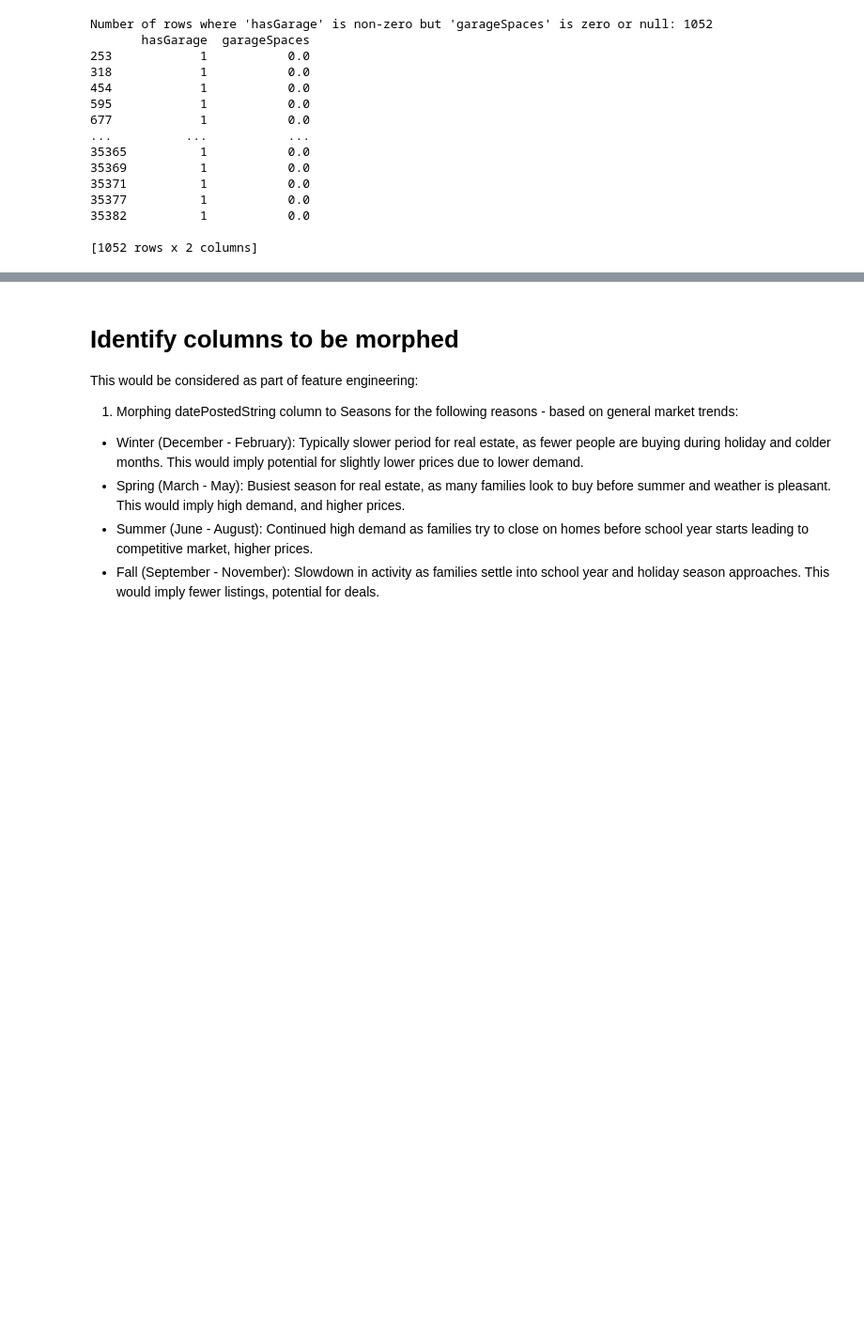
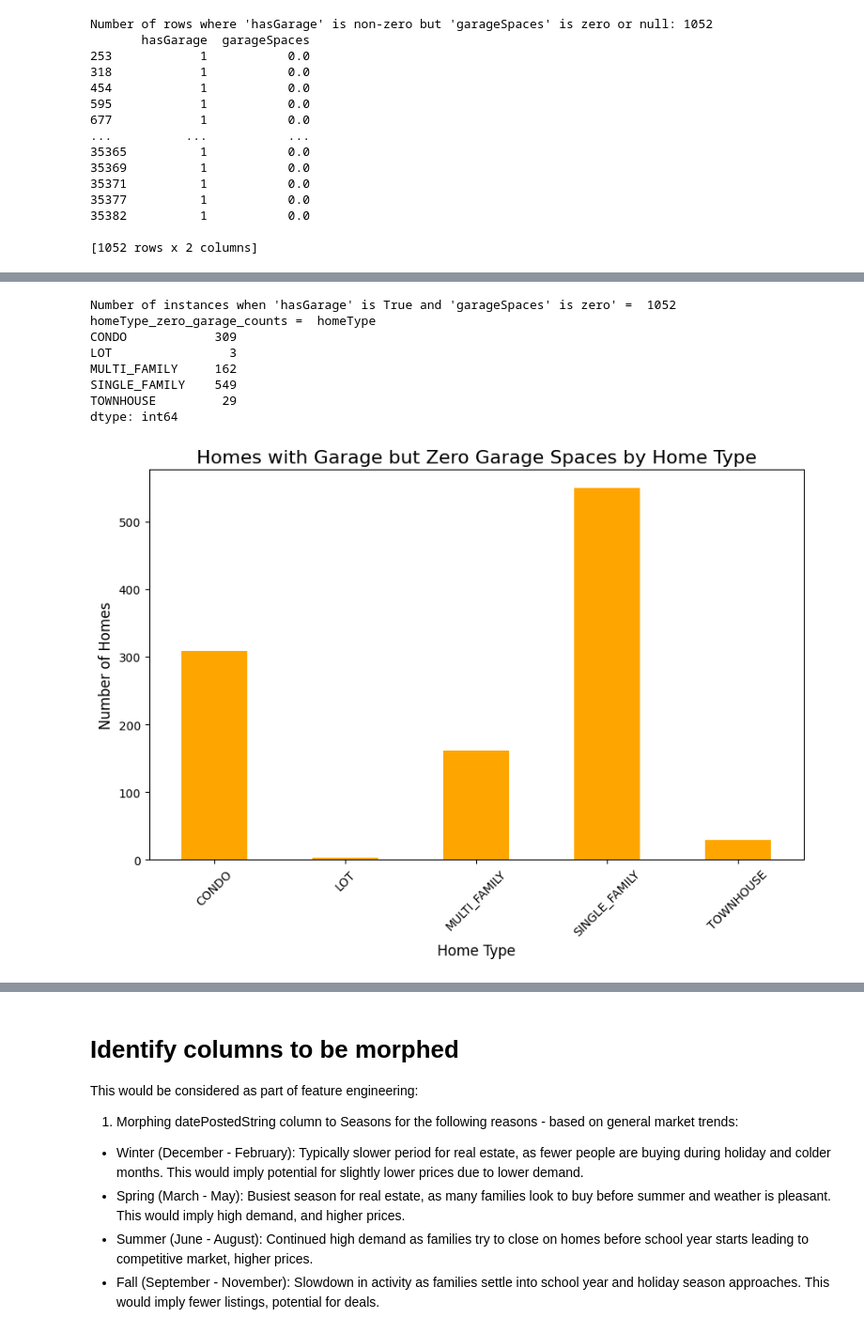
Before and after one commit to soumyaRohan/SDS-CP006-california-housing-prediction, a Jupyter notebook: ph1-data-cleaning-eda/Imtiaz_data_analysis.ipynb, the cells around one changed output, grey strips where cells are left out. Shown at 94% size. Drawn from its saved outputs; the diff is of its cells as text; code cells hidden in the pictures; blank space fills up the shorter version.

```diff
--- a/ph1-data-cleaning-eda/Imtiaz_data_analysis.ipynb
+++ b/ph1-data-cleaning-eda/Imtiaz_data_analysis.ipynb
@@ -349,0 +503,31 @@ Number of rows where 'hasGarage' is non-zero but 'garageSpaces' is zero or null:
+# %%
+# Step 1: Filter where 'hasGarage' is True and 'garageSpaces' is zero
+filtered_data_zero_garage = data[(data['hasGarage'] == True) & (data['garageSpaces'] == 0)]
+print("Number of instances when 'hasGarage' is True and 'garageSpaces' is zero' = ", filtered_data_zero_garage.shape[0])
+
+# Step 2: Group by 'homeType' and count the occurrences
+homeType_zero_garage_counts = filtered_data_zero_garage.groupby('homeType').size()
+print("homeType_zero_garage_counts = ", homeType_zero_garage_counts)
+
+# Step 3: Create a bar chart to visualize the counts
+plt.figure(figsize=(10, 6))
+homeType_zero_garage_counts.plot(kind='bar', color='orange')
+
+# Add chart labels and title
+plt.title('Homes with Garage but Zero Garage Spaces by Home Type', fontsize=16)
+plt.xlabel('Home Type', fontsize=12)
+plt.ylabel('Number of Homes', fontsize=12)
+
+# Show the plot
+plt.xticks(rotation=45)
+plt.show()
+# %% [output]
+Number of instances when 'hasGarage' is True and 'garageSpaces' is zero' =  1052
+homeType_zero_garage_counts =  homeType
+CONDO            309
+LOT                3
+MULTI_FAMILY     162
+SINGLE_FAMILY    549
+TOWNHOUSE         29
+dtype: int64
+[figure, added]
```
Also changed, not shown: parts of 13 cells of this notebook.
